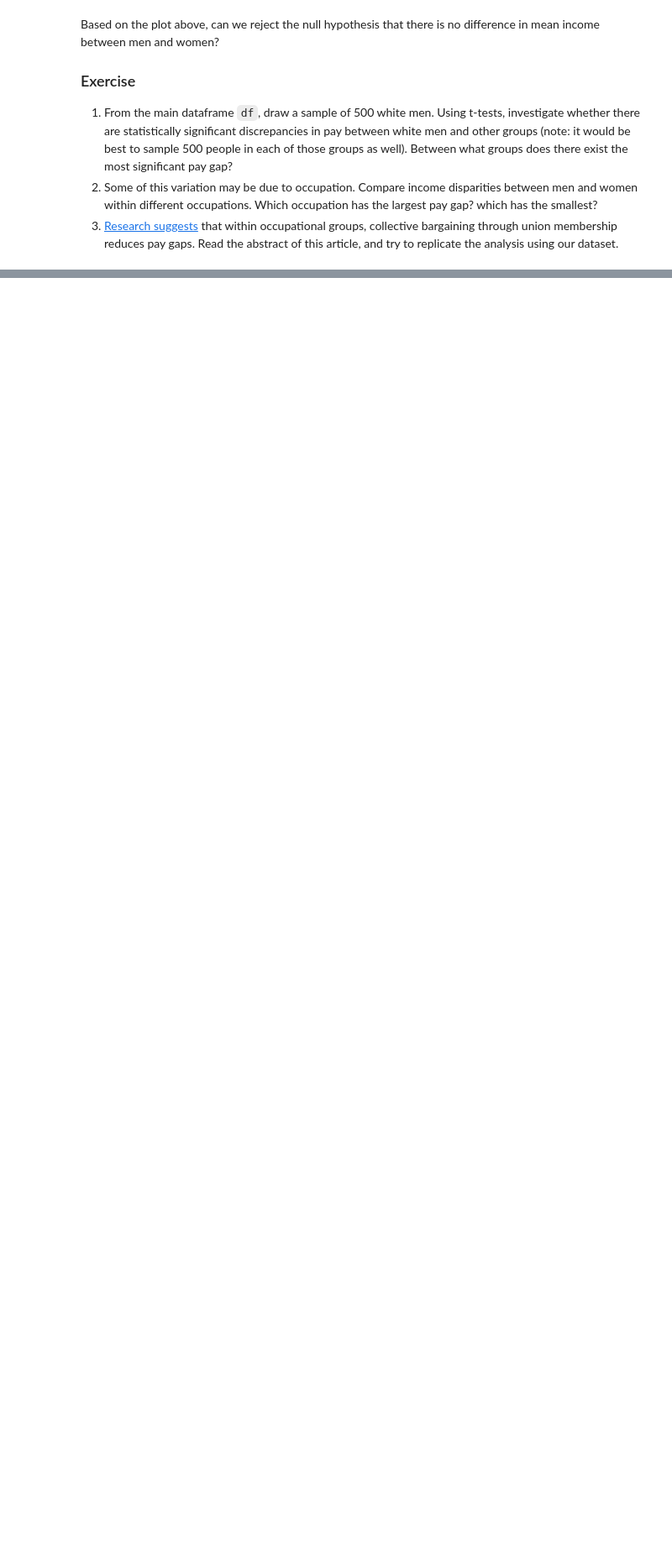
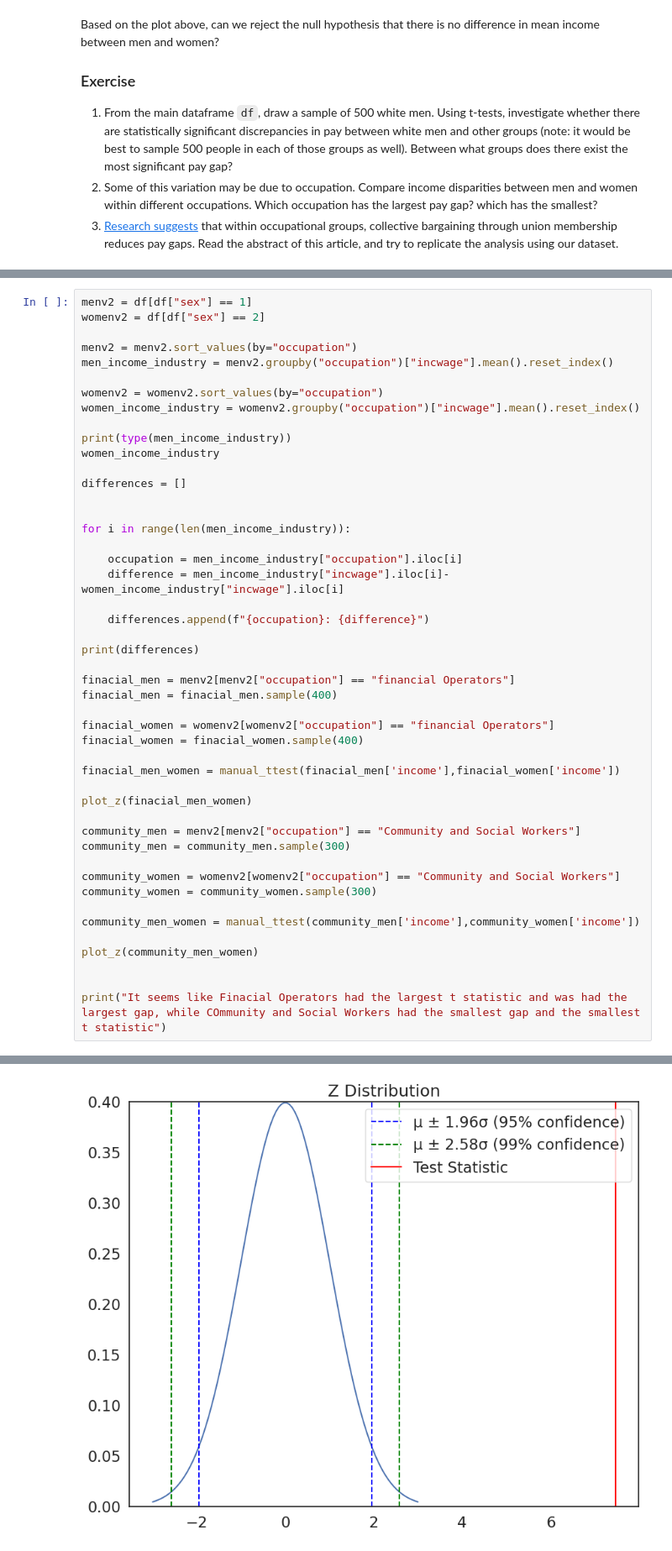
Before and after one commit to emetcalf-vas/QM2, a Jupyter notebook: notebooks/w06_hypothesis_testing.ipynb, the cells around one changed output, grey strips where cells are left out. Shown at 84% size. Cells and saved outputs as stored; diff of their text form; blank space fills up the shorter version.

```diff
--- a/notebooks/w06_hypothesis_testing.ipynb
+++ b/notebooks/w06_hypothesis_testing.ipynb
@@ -286,0 +340,48 @@ Based on the plot above, can we reject the null hypothesis that there is no diff
+# %%
+menv2 = df[df["sex"] == 1]
+womenv2 = df[df["sex"] == 2]
+
+menv2 = menv2.sort_values(by="occupation")
+men_income_industry = menv2.groupby("occupation")["incwage"].mean().reset_index()
+
+womenv2 = womenv2.sort_values(by="occupation")
+women_income_industry = womenv2.groupby("occupation")["incwage"].mean().reset_index()
+
+print(type(men_income_industry))
+women_income_industry
+
+differences = []
+
+
+for i in range(len(men_income_industry)):
+
+    occupation = men_income_industry["occupation"].iloc[i]
+    difference = men_income_industry["incwage"].iloc[i]- women_income_industry["incwage"].iloc[i]
+
+    differences.append(f"{occupation}: {difference}")
+
+print(differences)
+
+finacial_men = menv2[menv2["occupation"] == "financial Operators"]
+finacial_men = finacial_men.sample(400)
+
+finacial_women = womenv2[womenv2["occupation"] == "financial Operators"]
+finacial_women = finacial_women.sample(400)
+
+finacial_men_women = manual_ttest(finacial_men['income'],finacial_women['income'])
+
+plot_z(finacial_men_women)
+
+community_men = menv2[menv2["occupation"] == "Community and Social Workers"]
+community_men = community_men.sample(300)
+
+community_women = womenv2[womenv2["occupation"] == "Community and Social Workers"]
+community_women = community_women.sample(300)
+
+community_men_women = manual_ttest(community_men['income'],community_women['income'])
+
+plot_z(community_men_women)
+
+
+print("It seems like Finacial Operators had the largest t statistic and was had the largest gap, while COmmunity and Social Workers had the smallest gap and the smallest t statistic")
+# %% [output]
@@ -286,0 +393 @@ Based on the plot above, can we reject the null hypothesis that there is no diff
+[figure, added]
```
Also changed, not shown: parts of 12 cells of this notebook.
